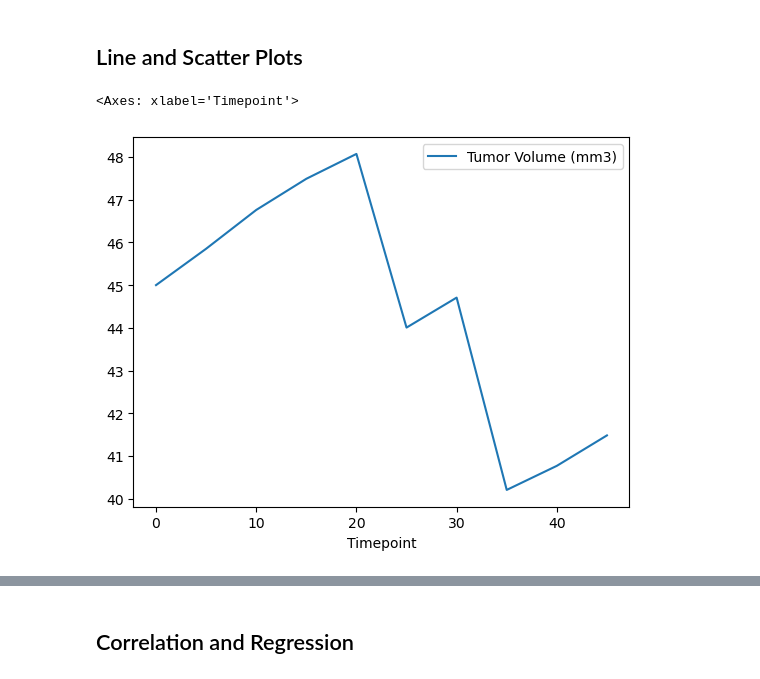
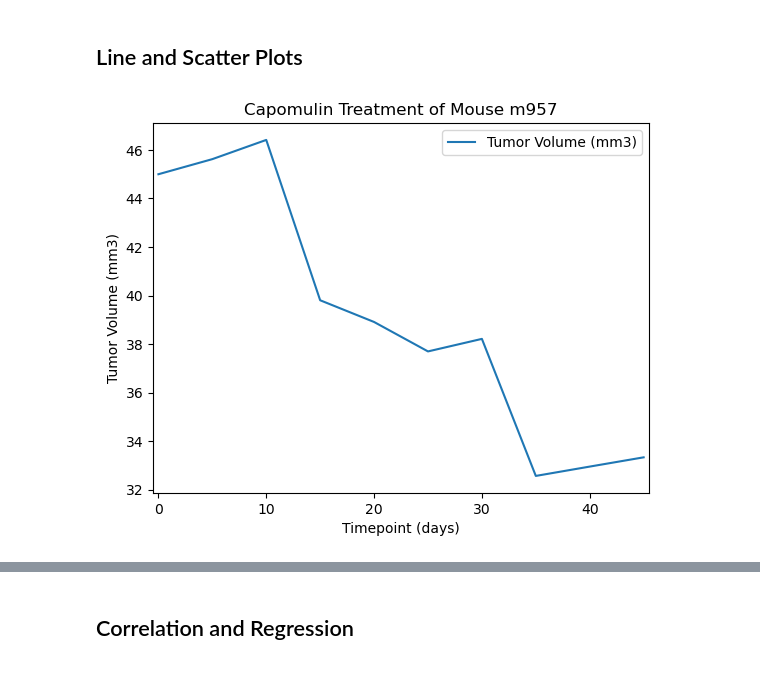
Before and after one commit to Neelka96/matplotlib-challenge, a Jupyter notebook: Pymaceuticals/main.ipynb, the cells around one changed output, grey strips where cells are left out. Saved outputs shown, nothing was run; the diff lists cells and outputs as text; code cells hidden in the pictures.

Commit message:
Code done - needs cleaning; analysis not started

```diff
--- a/Pymaceuticals/main.ipynb
+++ b/Pymaceuticals/main.ipynb
@@ -333,12 +333,14 @@ plt.show()
 random.seed(0)
 # %%
 # Generate a line plot of tumor volume vs. time point for a single mouse treated with Capomulin
-mouse_capomulin = clean_df.loc[clean_df['Drug Regimen'] == 'Capomulin', ['Mouse ID', 'Timepoint', 'Tumor Volume (mm3)']]
-# int_rand = random.randint(0, (len(mouse_capomulin['Mouse ID'].unique()) - 1))
-# mouse_rand = mouse_capomulin['Mouse ID'].unique()[int_rand]
-mouse_rand = 'b128'
-mouse_select = mouse_capomulin.loc[mouse_capomulin['Mouse ID'] == mouse_rand, ['Timepoint', 'Tumor Volume (mm3)']].set_index('Timepoint')
-mouse_select.plot(kind = "line")
+capomulin_select = clean_df.loc[clean_df['Drug Regimen'] == 'Capomulin', ['Mouse ID', 'Timepoint', 'Tumor Volume (mm3)', 'Weight (g)']]
+
+int_rand = random.randint(0, (len(capomulin_select['Mouse ID'].unique()) - 1))
+mouse_rand = capomulin_select['Mouse ID'].unique()[int_rand]
+
+mouse_select = capomulin_select.loc[capomulin_select['Mouse ID'] == mouse_rand, ['Timepoint', 'Tumor Volume (mm3)']].set_index('Timepoint')
+mouse_select.plot(kind = "line", xlabel = 'Timepoint (days)', ylabel = 'Tumor Volume (mm3)',
+                title = f'Capomulin Treatment of Mouse {mouse_rand}', xlim = ((mouse_select.index[0] - 0.5), (mouse_select.index[-1] + 0.5)))
+plt.show()
 # %% [output]
-<Axes: xlabel='Timepoint'>
-[figure, old version]
+[figure, new version]
```
Also changed, not shown: parts of 6 cells of this notebook, 1 other file.
